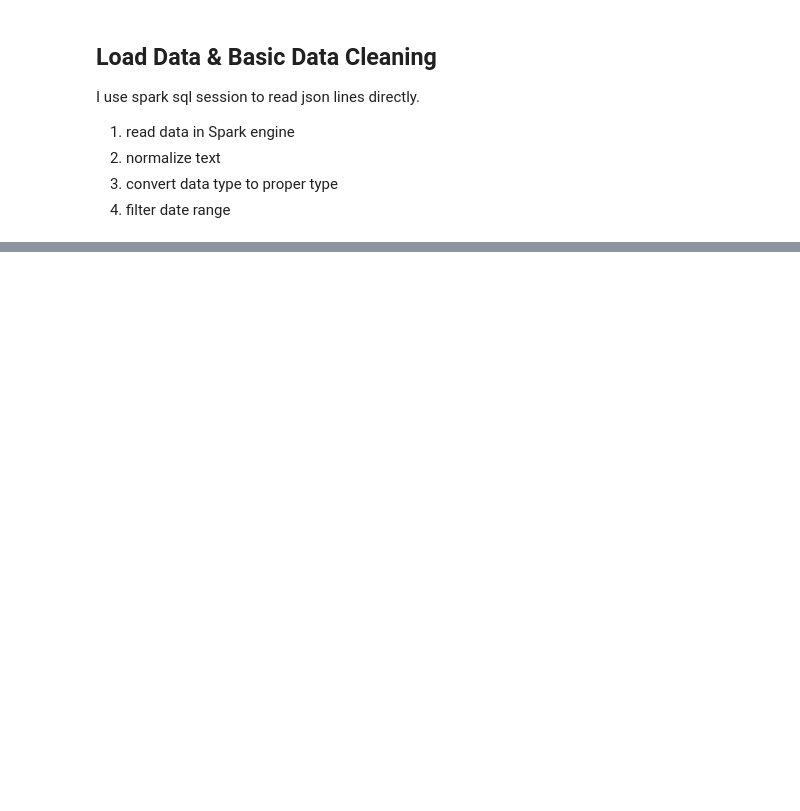
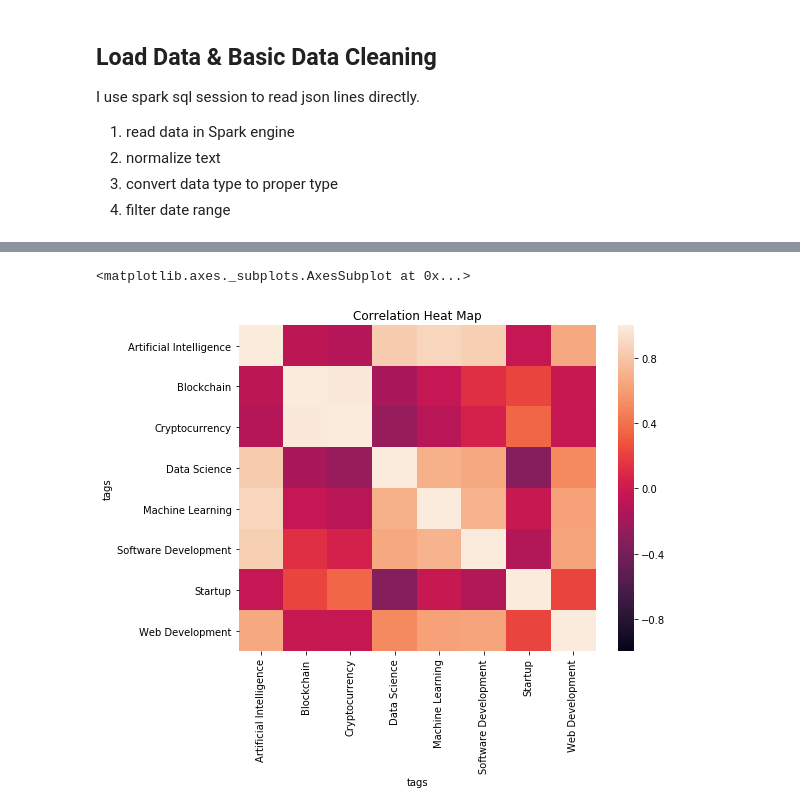
Before and after one commit to KevinLiao159/MediumBlog, a Jupyter notebook: notebooks/topic_modeling.ipynb, the cells around one changed output, grey strips where cells are left out. Saved outputs shown, nothing was run; the diff lists cells and outputs as text; code cells hidden in the pictures; blank space fills up the shorter version.

```diff
--- a/notebooks/topic_modeling.ipynb
+++ b/notebooks/topic_modeling.ipynb
@@ -123,0 +220,8 @@ only showing top 5 rows
+# %%
+# heat map visual
+fig, ax = plt.subplots(figsize=(8, 6))
+ax.set_title('Correlation Heat Map')
+sns.heatmap(pddf_norm.corr() ,vmin=-1, vmax=1, ax=ax)
+# %% [output]
+<matplotlib.axes._subplots.AxesSubplot at 0x...>
+[figure, added]
```
Also changed, not shown: parts of 56 cells of this notebook.
